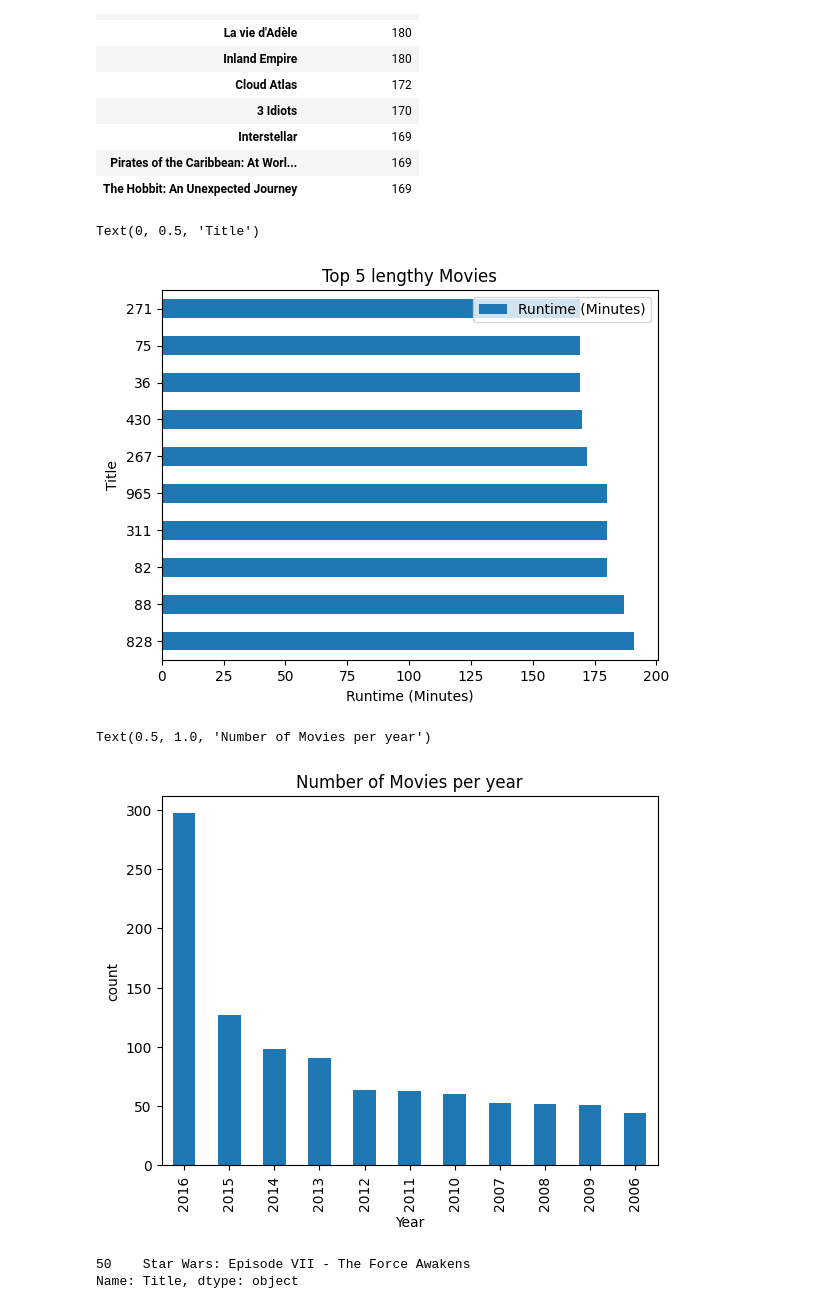
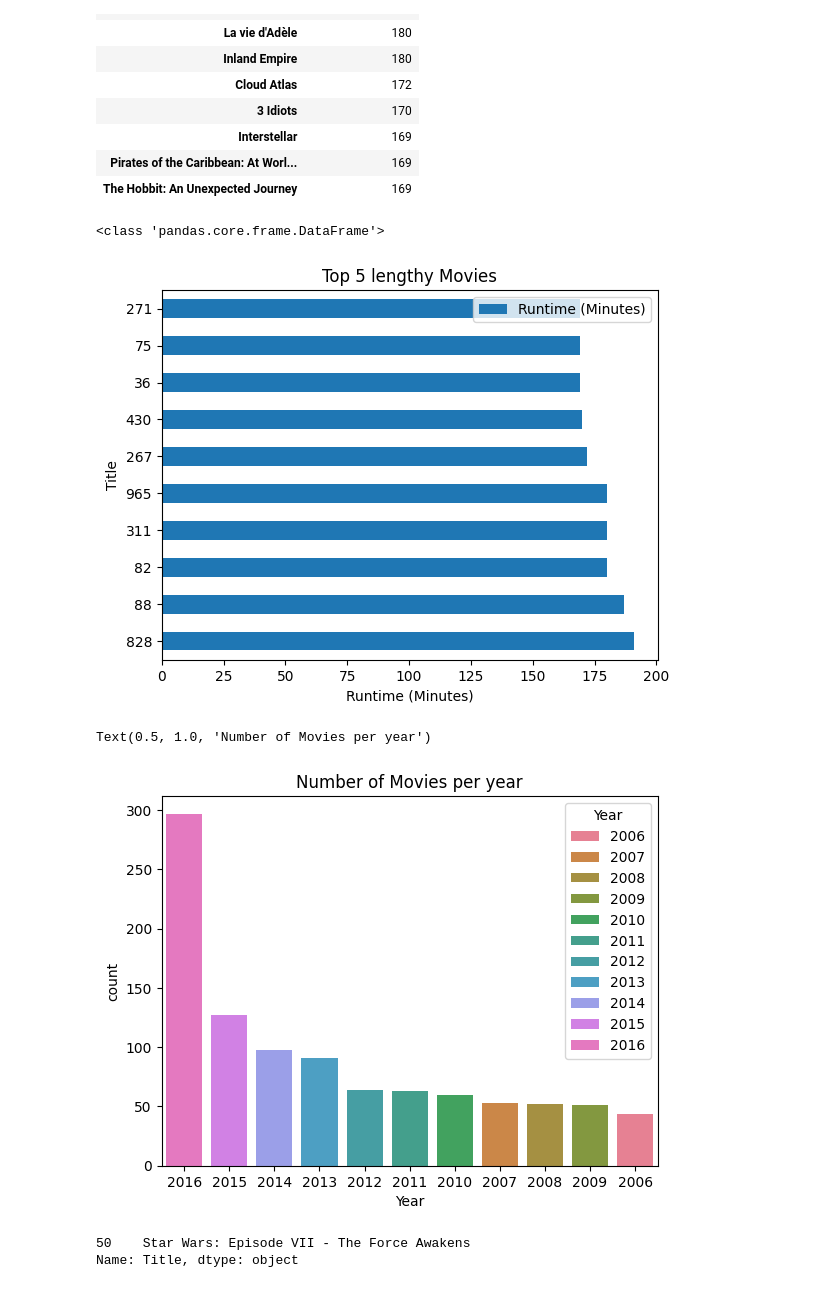
Before and after one commit to Code-with-lata/Data-Visualization, a Jupyter notebook: Python_Project.ipynb, the cells around one changed output. Drawn from its saved outputs; the diff is of its cells as text; code cells hidden in the pictures.

```diff
--- a/Python_Project.ipynb
+++ b/Python_Project.ipynb
@@ -220,27 +232,36 @@ top10_len.set_index('Title')
 | Pirates of the Caribbean: At Worl... | 169 |
 | The Hobbit: An Unexpected Journey | 169 |
 # %%
-# sns.barplot(top10_len['Runtime (Minutes)'],y=top10_len.index)
+print(type(top10_len))
 
-# plt.show()
+# sns.barplot(top10_len['Runtime (Minutes)'],y=top10_len.index,data=data)
+
+
 top10_len.plot(kind='barh')
 plt.title("Top 5 lengthy Movies")
 plt.xlabel('Runtime (Minutes)')
 plt.ylabel('Title')
+plt.show()
 # %% [output]
-Text(0, 0.5, 'Title')
+<class 'pandas.core.frame.DataFrame'>
 [figure]
 # %%
 # Display no of movies per year
+
+# colors = plt.get_cmap('tab10').color
 movies_count = data['Year'].value_counts()
-movies_count.plot(kind='bar')
-plt.ylabel("count")
+# movies_count.plot(kind='bar',color = colors)
+# plt.ylabel("count")
+
+colors = sns.color_palette("husl", len(movies_count))  # Generate a palette with as many colors as there are years
+sns.countplot(x='Year', hue='Year',data=data, order=movies_count.index, palette=colors)
+
 
 # sns.countplot(x='Year',data=data)
 plt.title('Number of Movies per year')
 # %% [output]
 Text(0.5, 1.0, 'Number of Movies per year')
-[figure, old version]
+[figure, new version]
 # %%
 # Most popular Movie Title (Higest Revenue)
 Revenue_max = data[data['Revenue (Millions)'].max() == data['Revenue (Millions)']]['Title']
```
Also changed, not shown: parts of 13 cells of this notebook, 1 other file.
